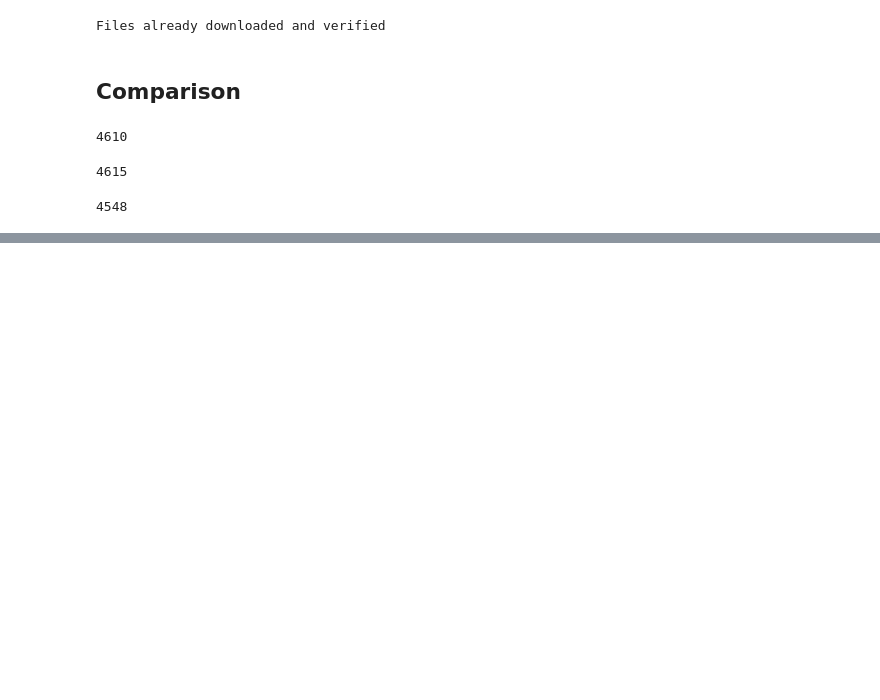
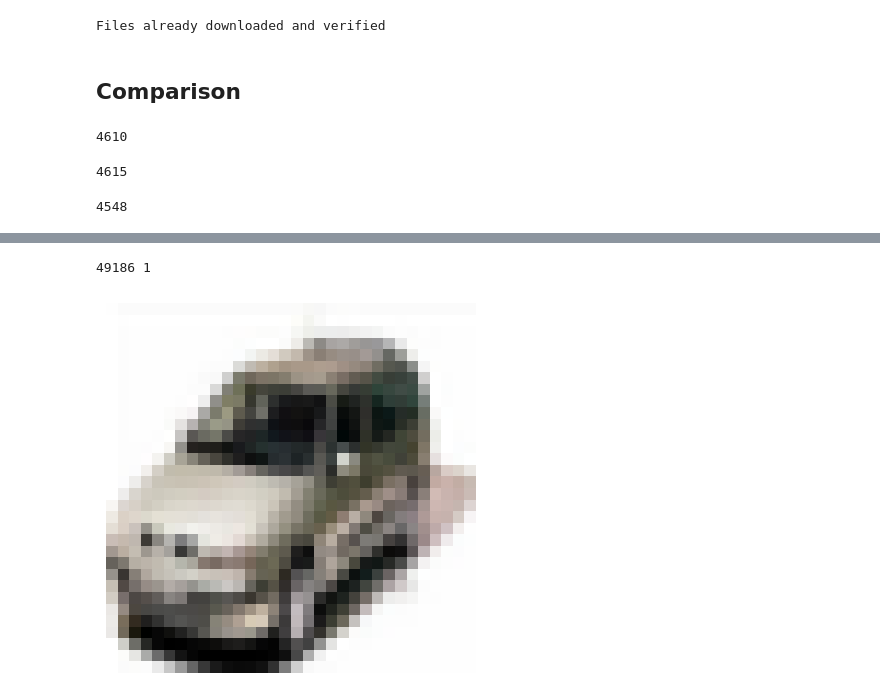
Before and after one commit to seungjaeryanlee/pure-noise, a Jupyter notebook: dataset_comparison.ipynb, the cells around one changed output, grey strips where cells are left out. Drawn from its saved outputs; the diff is of its cells as text; code cells hidden in the pictures; blank space fills up the shorter version.

```diff
--- a/dataset_comparison.ipynb
+++ b/dataset_comparison.ipynb
@@ -189,0 +214,7 @@ len(set(ldam_indices) - set(cui_indices))
+# %%
+only_cui_indices = list(set(cui_indices) - set(ldam_indices) - set(m2m_indices))
+print(only_cui_indices[13], cifar10_labels[only_cui_indices[13]])
+plot_chw(cifar10_images[only_cui_indices[13]], "only_cui.png")
+# %% [output]
+49186 1
+[figure, added]
```
Also changed, not shown: parts of 5 cells of this notebook.
